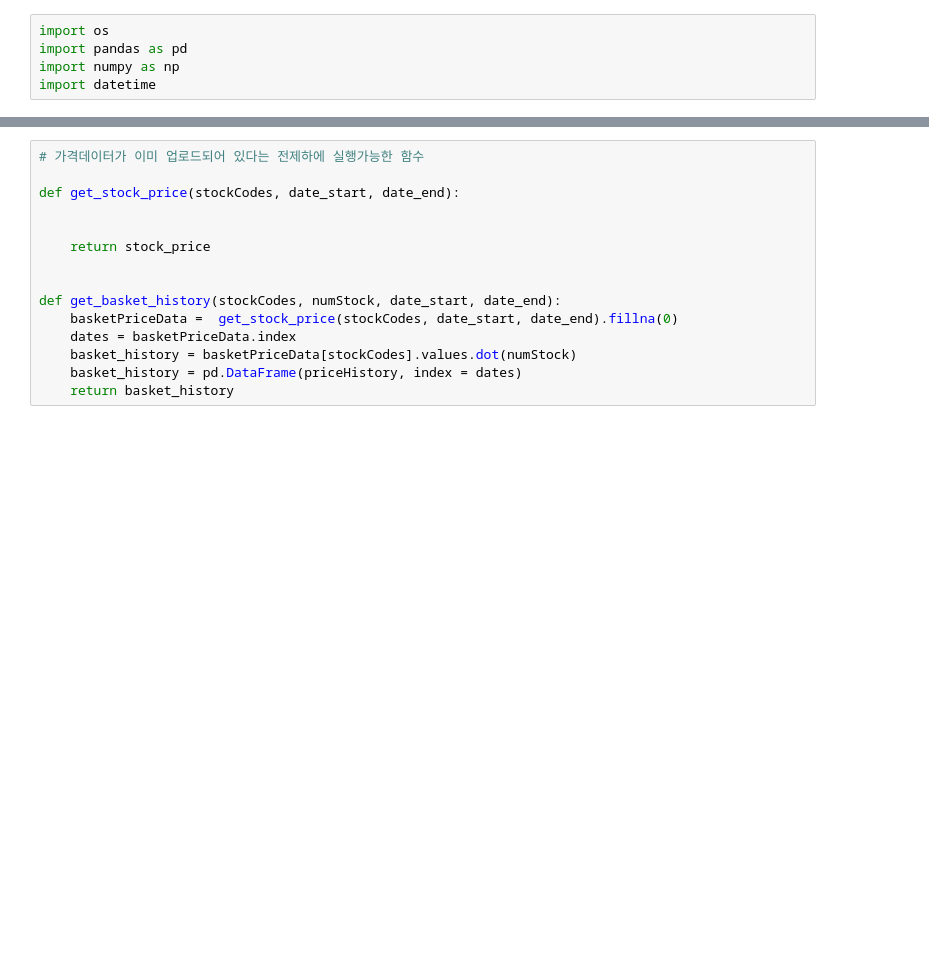
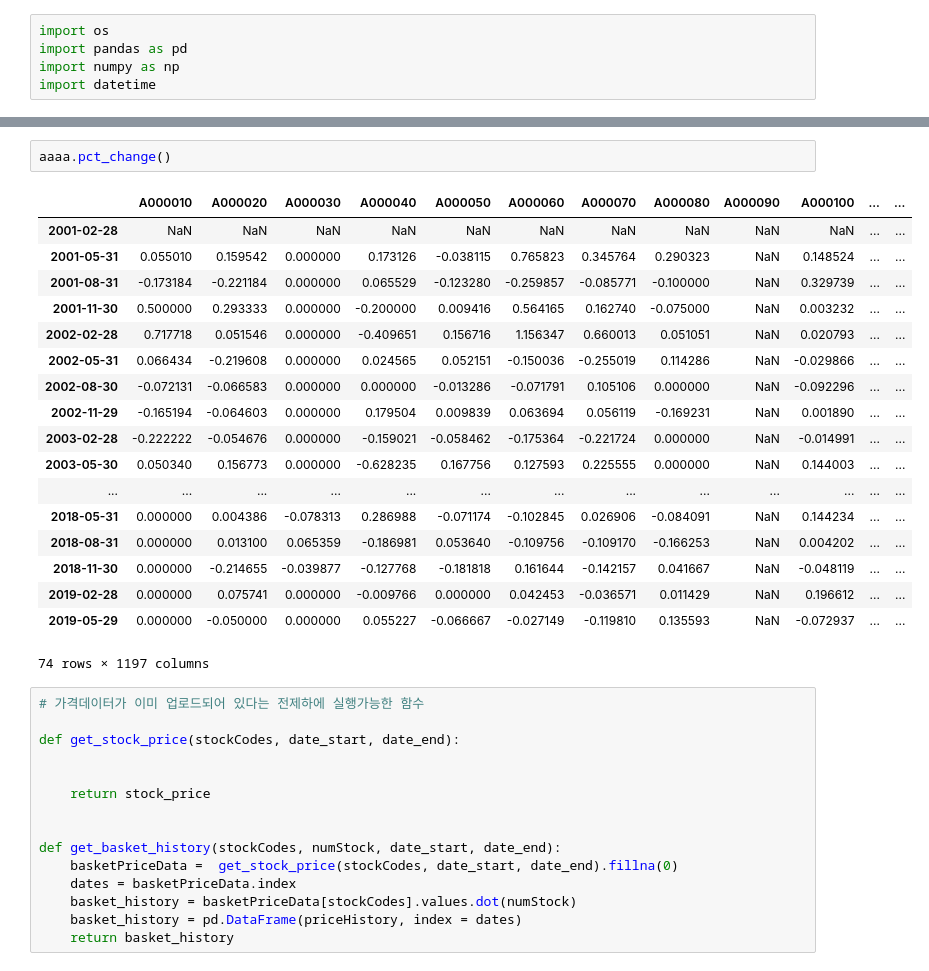
Before and after one commit to capricorn89/Lecture, a Jupyter notebook: Lecture 6. Backtest.ipynb, the cells around one changed output, grey strips where cells are left out. Cells and saved outputs as stored; diff of their text form; blank space fills up the shorter version.

```diff
--- a/Lecture 6. Backtest.ipynb
+++ b/Lecture 6. Backtest.ipynb
@@ -9,3 +75,24 @@ priceData =   # 전체 가격 데이터 불러오기
+# %%
+aaaa.pct_change()
+# %% [output]
+|  | A000010 | A000020 | A000030 | A000040 | A000050 | A000060 | A000070 | A000080 | A000090 | A000100 | ... | ... |
+| 2001-02-28 | NaN | NaN | NaN | NaN | NaN | NaN | NaN | NaN | NaN | NaN | ... | ... |
+| 2001-05-31 | 0.055010 | 0.159542 | 0.000000 | 0.173126 | -0.038115 | 0.765823 | 0.345764 | 0.290323 | NaN | 0.148524 | ... | ... |
+| 2001-08-31 | -0.173184 | -0.221184 | 0.000000 | 0.065529 | -0.123280 | -0.259857 | -0.085771 | -0.100000 | NaN | 0.329739 | ... | ... |
+| 2001-11-30 | 0.500000 | 0.293333 | 0.000000 | -0.200000 | 0.009416 | 0.564165 | 0.162740 | -0.075000 | NaN | 0.003232 | ... | ... |
+| 2002-02-28 | 0.717718 | 0.051546 | 0.000000 | -0.409651 | 0.156716 | 1.156347 | 0.660013 | 0.051051 | NaN | 0.020793 | ... | ... |
+| 2002-05-31 | 0.066434 | -0.219608 | 0.000000 | 0.024565 | 0.052151 | -0.150036 | -0.255019 | 0.114286 | NaN | -0.029866 | ... | ... |
+| 2002-08-30 | -0.072131 | -0.066583 | 0.000000 | 0.000000 | -0.013286 | -0.071791 | 0.105106 | 0.000000 | NaN | -0.092296 | ... | ... |
+| 2002-11-29 | -0.165194 | -0.064603 | 0.000000 | 0.179504 | 0.009839 | 0.063694 | 0.056119 | -0.169231 | NaN | 0.001890 | ... | ... |
+| 2003-02-28 | -0.222222 | -0.054676 | 0.000000 | -0.159021 | -0.058462 | -0.175364 | -0.221724 | 0.000000 | NaN | -0.014991 | ... | ... |
+| 2003-05-30 | 0.050340 | 0.156773 | 0.000000 | -0.628235 | 0.167756 | 0.127593 | 0.225555 | 0.000000 | NaN | 0.144003 | ... | ... |
+| ... | ... | ... | ... | ... | ... | ... | ... | ... | ... | ... | ... | ... |
+| 2018-05-31 | 0.000000 | 0.004386 | -0.078313 | 0.286988 | -0.071174 | -0.102845 | 0.026906 | -0.084091 | NaN | 0.144234 | ... | ... |
+| 2018-08-31 | 0.000000 | 0.013100 | 0.065359 | -0.186981 | 0.053640 | -0.109756 | -0.109170 | -0.166253 | NaN | 0.004202 | ... | ... |
+| 2018-11-30 | 0.000000 | -0.214655 | -0.039877 | -0.127768 | -0.181818 | 0.161644 | -0.142157 | 0.041667 | NaN | -0.048119 | ... | ... |
+| 2019-02-28 | 0.000000 | 0.075741 | 0.000000 | -0.009766 | 0.000000 | 0.042453 | -0.036571 | 0.011429 | NaN | 0.196612 | ... | ... |
+| 2019-05-29 | 0.000000 | -0.050000 | 0.000000 | 0.055227 | -0.066667 | -0.027149 | -0.119810 | 0.135593 | NaN | -0.072937 | ... | ... |
+74 rows × 1197 columns
 # %%
 # 가격데이터가 이미 업로드되어 있다는 전제하에 실행가능한 함수
 
```
Also changed, not shown: parts of 7 cells of this notebook, 3 other files.
